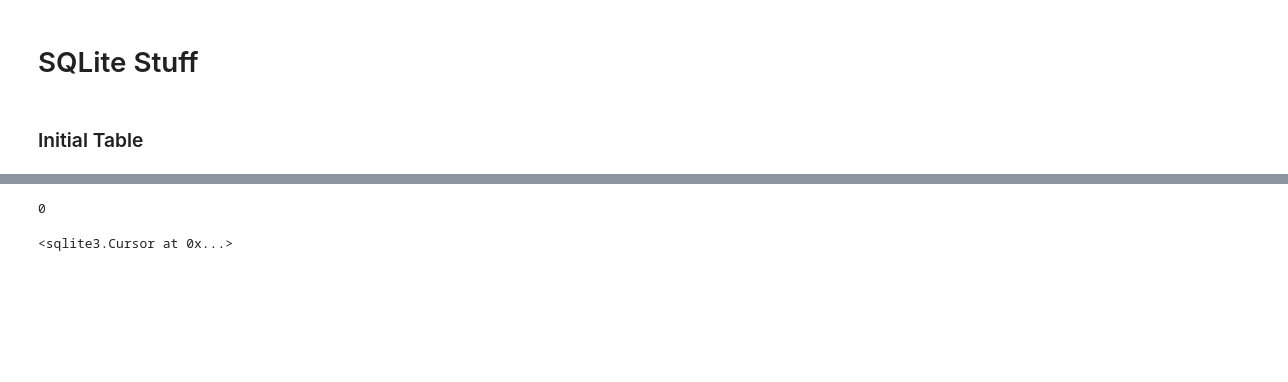
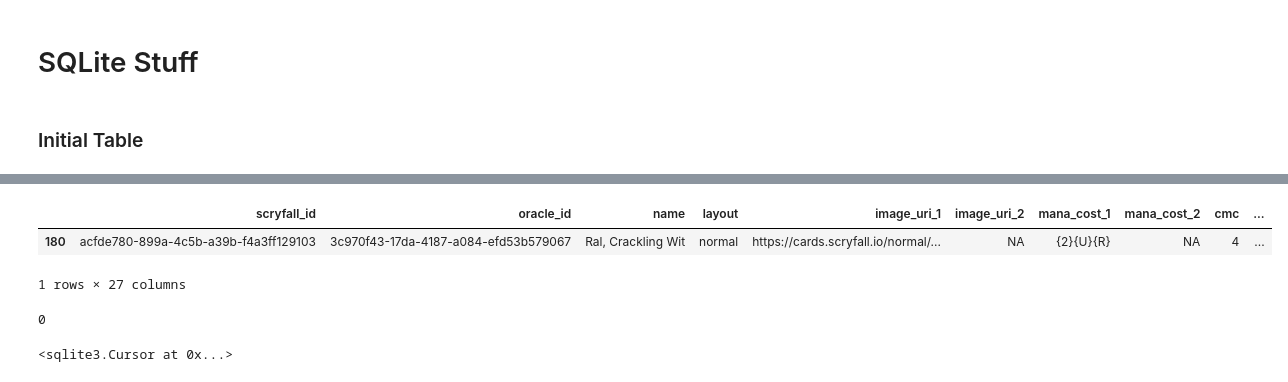
Before and after one commit to rodmiv/LSR, a Jupyter notebook: t.ipynb, the cells around one changed output, grey strips where cells are left out. Saved outputs shown, nothing was run; the diff lists cells and outputs as text; code cells hidden in the pictures; blank space fills up the shorter version.

Commit message:
programed the initial retrieval of sets and creation of the database, also programed the basic numbers in stats page

```diff
--- a/t.ipynb
+++ b/t.ipynb
@@ -52,2 +54,25 @@ import sqlite3
 # %%
 connection = sqlite3.connect('./Data/LSRDB.db')
+# %%
+
+set_df = pd.read_sql_query(f"SELECT * FROM blb",connection)
+# %%
+def type_selection(type_line):
+    if type_line.lower().find('creature')>=0:
+        return 'creature'
+    elif type_line.lower().find('sorcery')>=0:
+        return 'sorcery'
+    elif type_line.lower().find('instant')>=0:
+        return 'instant'
+    elif type_line.lower().find('enchantment')>=0:
+        return 'enchantment'
+    elif type_line.lower().find('artifact')>=0:
+        return 'artifact'
+    elif type_line.lower().find('land')>=0:
+        return 'land'
+    elif type_line.lower().find('planeswalker')>=0:
+        return 'planeswalker'
+    else:
+        return 'other'
+# %%
+set_df['basic_type'] = set_df['type_line_1'].apply(type_selection)
@@ -54,3 +91,9 @@ connection = sqlite3.connect('./Data/LSRDB.db')
+# %%
+set_df[set_df['basic_type']=='other']
+# %% [output]
+|  | scryfall_id | oracle_id | name | layout | image_uri_1 | image_uri_2 | mana_cost_1 | mana_cost_2 | cmc | ... |
+| 180 | acfde780-899a-4c5b-a39b-f4a3ff129103 | 3c970f43-17da-4187-a084-efd53b579067 | Ral, Crackling Wit | normal | https://cards.scryfall.io/normal/... | NA | {2}{U}{R} | NA | 4 | ... |
+1 rows × 27 columns
 # %%
 cursor = connection.cursor()
 # %%
```
Also changed, not shown: parts of 3 cells of this notebook, 10 other files.
